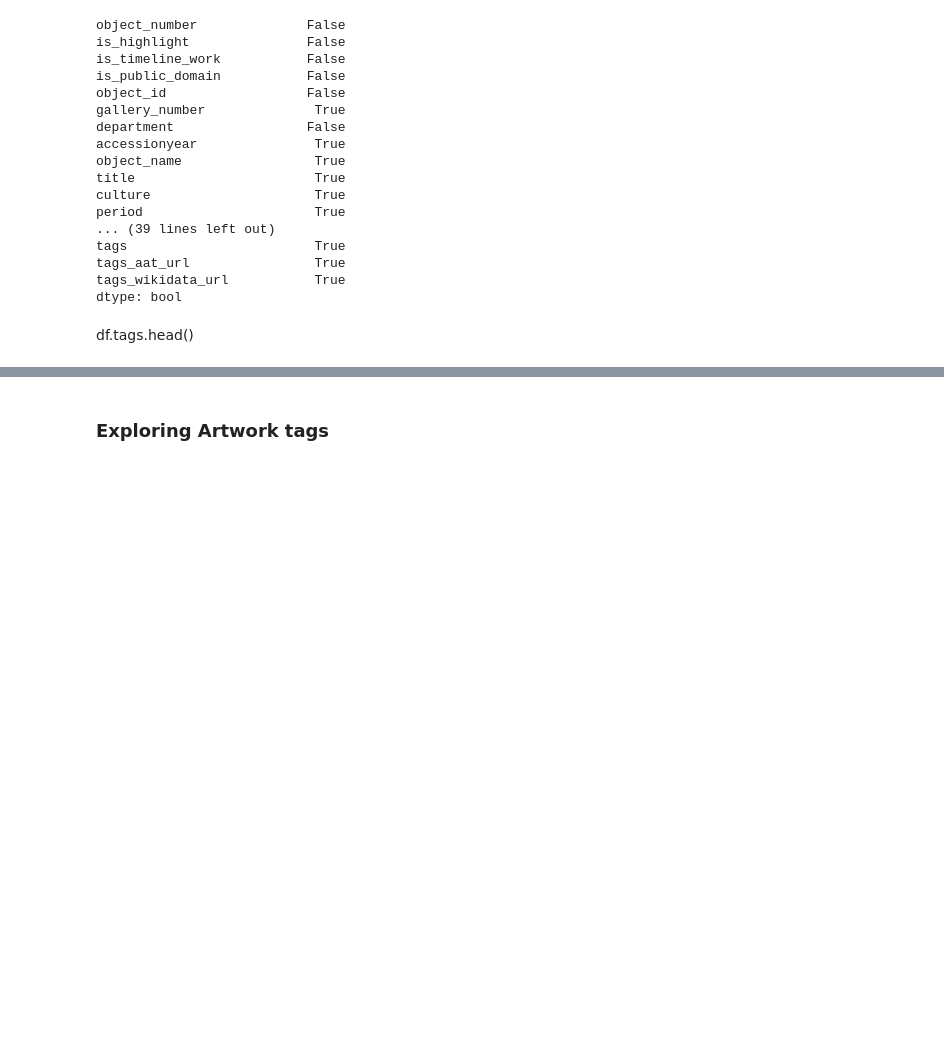
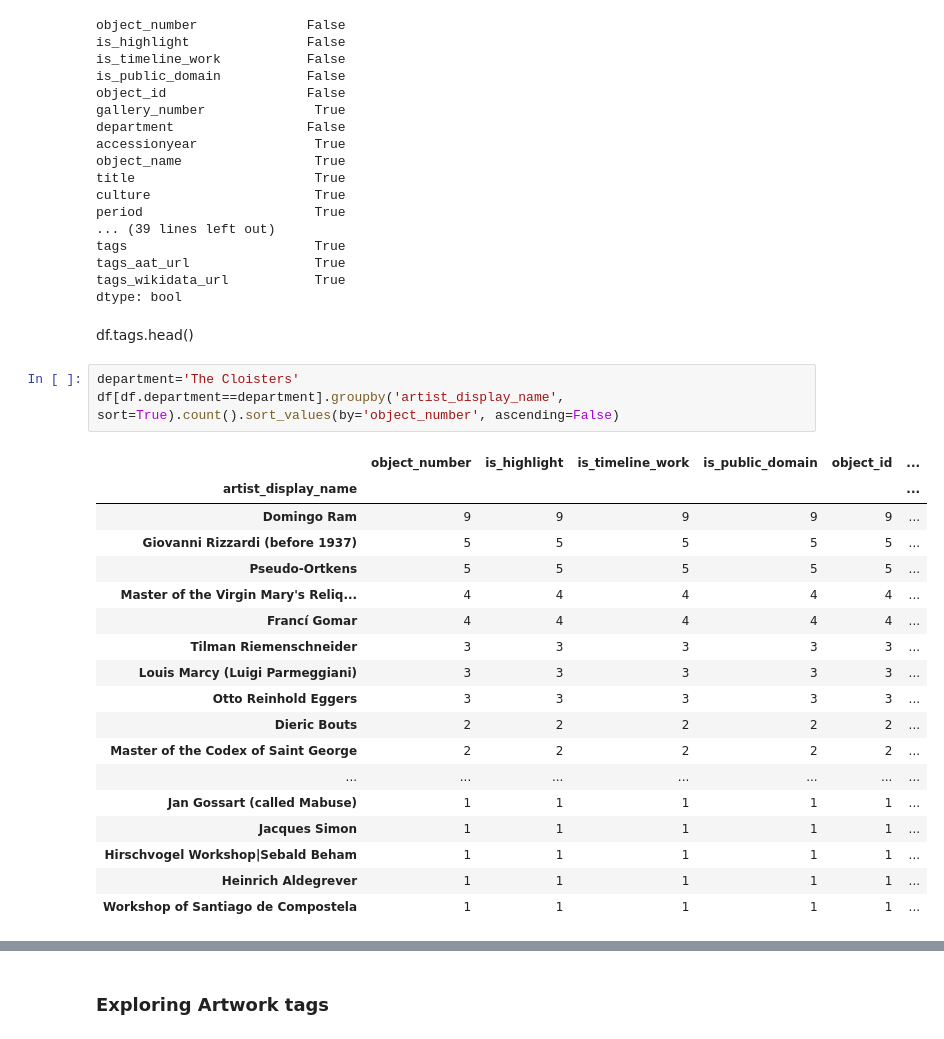
Before and after one commit to freeebooksdotcom/met_opendata, a Jupyter notebook: data_cleaning_initial_eda.ipynb, the cells around one changed output, grey strips where cells are left out. Drawn from its saved outputs; the diff is of its cells as text; blank space fills up the shorter version.

Commit message:
started exploring artist by department

```diff
--- a/data_cleaning_initial_eda.ipynb
+++ b/data_cleaning_initial_eda.ipynb
@@ -190,3 +206,25 @@ tags_wikidata_url           True
 dtype: bool
 # %% [markdown]
 df.tags.head()
+# %%
+department='The Cloisters'
+df[df.department==department].groupby('artist_display_name', sort=True).count().sort_values(by='object_number', ascending=False)
+# %% [output]
+|  | object_number | is_highlight | is_timeline_work | is_public_domain | object_id | ... |
+| artist_display_name |  |  |  |  |  | ... |
+| Domingo Ram | 9 | 9 | 9 | 9 | 9 | ... |
+| Giovanni Rizzardi (before 1937) | 5 | 5 | 5 | 5 | 5 | ... |
+| Pseudo-Ortkens | 5 | 5 | 5 | 5 | 5 | ... |
+| Master of the Virgin Mary's Reliq... | 4 | 4 | 4 | 4 | 4 | ... |
+| Francí Gomar | 4 | 4 | 4 | 4 | 4 | ... |
+| Tilman Riemenschneider | 3 | 3 | 3 | 3 | 3 | ... |
+| Louis Marcy (Luigi Parmeggiani) | 3 | 3 | 3 | 3 | 3 | ... |
+| Otto Reinhold Eggers | 3 | 3 | 3 | 3 | 3 | ... |
+| Dieric Bouts | 2 | 2 | 2 | 2 | 2 | ... |
+| Master of the Codex of Saint George | 2 | 2 | 2 | 2 | 2 | ... |
+| ... | ... | ... | ... | ... | ... | ... |
+| Jan Gossart (called Mabuse) | 1 | 1 | 1 | 1 | 1 | ... |
+| Jacques Simon | 1 | 1 | 1 | 1 | 1 | ... |
+| Hirschvogel Workshop|Sebald Beham | 1 | 1 | 1 | 1 | 1 | ... |
+| Heinrich Aldegrever | 1 | 1 | 1 | 1 | 1 | ... |
+| Workshop of Santiago de Compostela | 1 | 1 | 1 | 1 | 1 | ... |
```
Also changed, not shown: parts of 2 cells of this notebook.
